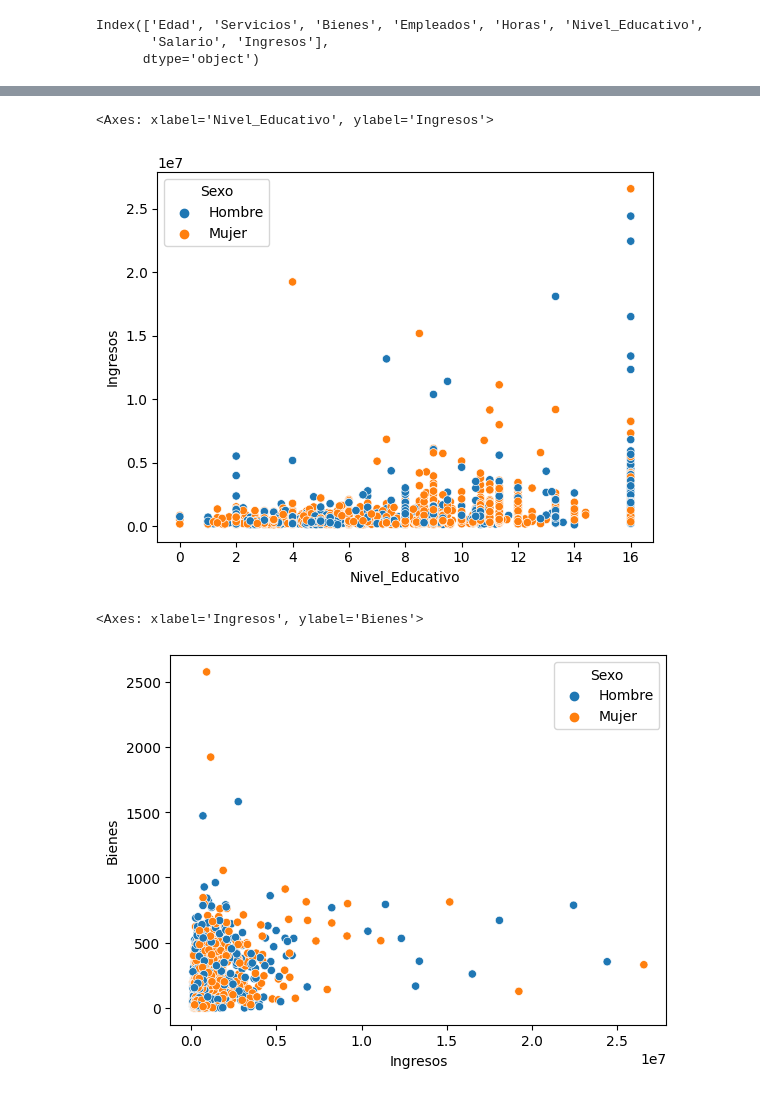
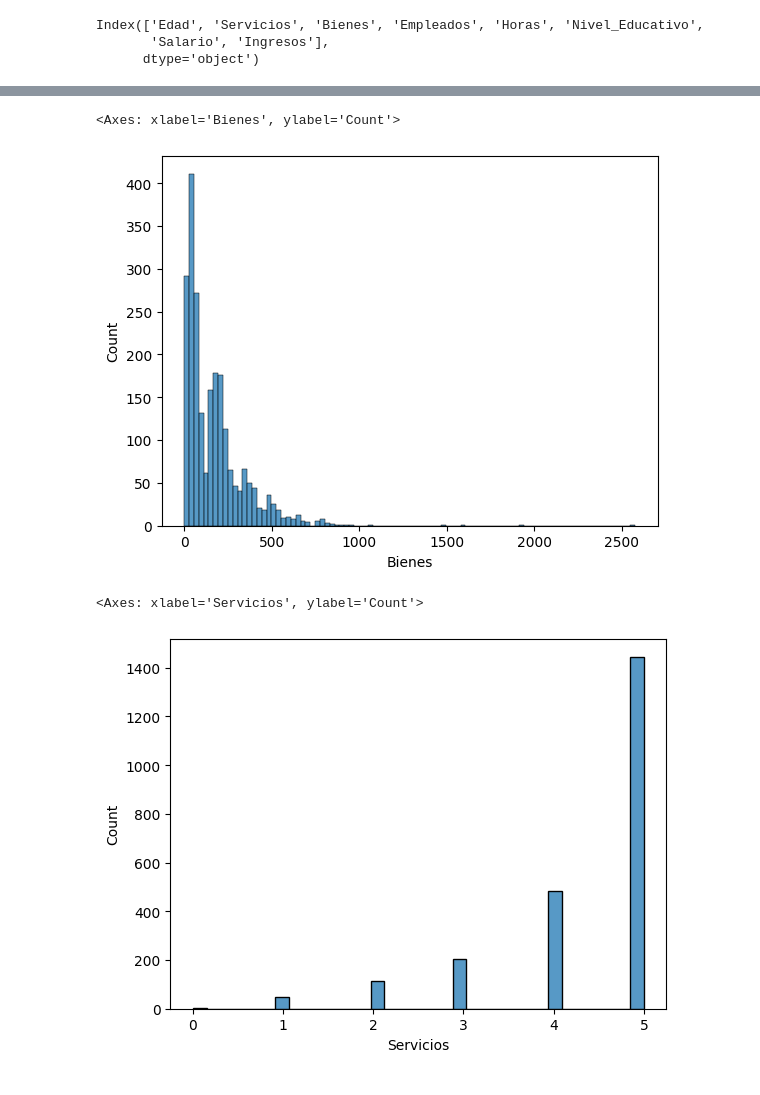
Before and after one commit to camicodemaker/data-science, a Jupyter notebook: hogares.ipynb, the cells around one changed output, grey strips where cells are left out. Cells and saved outputs as stored; diff of their text form; code cells hidden in the pictures.

```diff
--- a/hogares.ipynb
+++ b/hogares.ipynb
@@ -139,5 +178,5 @@ sns.boxplot(data=df["Ingresos"])
 # %%
-sns.scatterplot(data=df, x="Nivel_Educativo", y="Ingresos",hue="Sexo")
+sns.histplot(data=df, x='Bienes')
 # %% [output]
-<Axes: xlabel='Nivel_Educativo', ylabel='Ingresos'>
+<Axes: xlabel='Bienes', ylabel='Count'>
-[figure, old version]
+[figure, new version]
@@ -148,5 +183,5 @@ sns.scatterplot(data=df, x="Nivel_Educativo", y="Ingresos",hue="Sexo")
 # %%
-sns.scatterplot(data=df, x="Ingresos", y="Bienes",hue="Sexo")
+sns.histplot(data=df, x='Servicios')
 # %% [output]
-<Axes: xlabel='Ingresos', ylabel='Bienes'>
+<Axes: xlabel='Servicios', ylabel='Count'>
-[figure, old version]
+[figure, new version]
```
Also changed, not shown: parts of 18 cells of this notebook.
